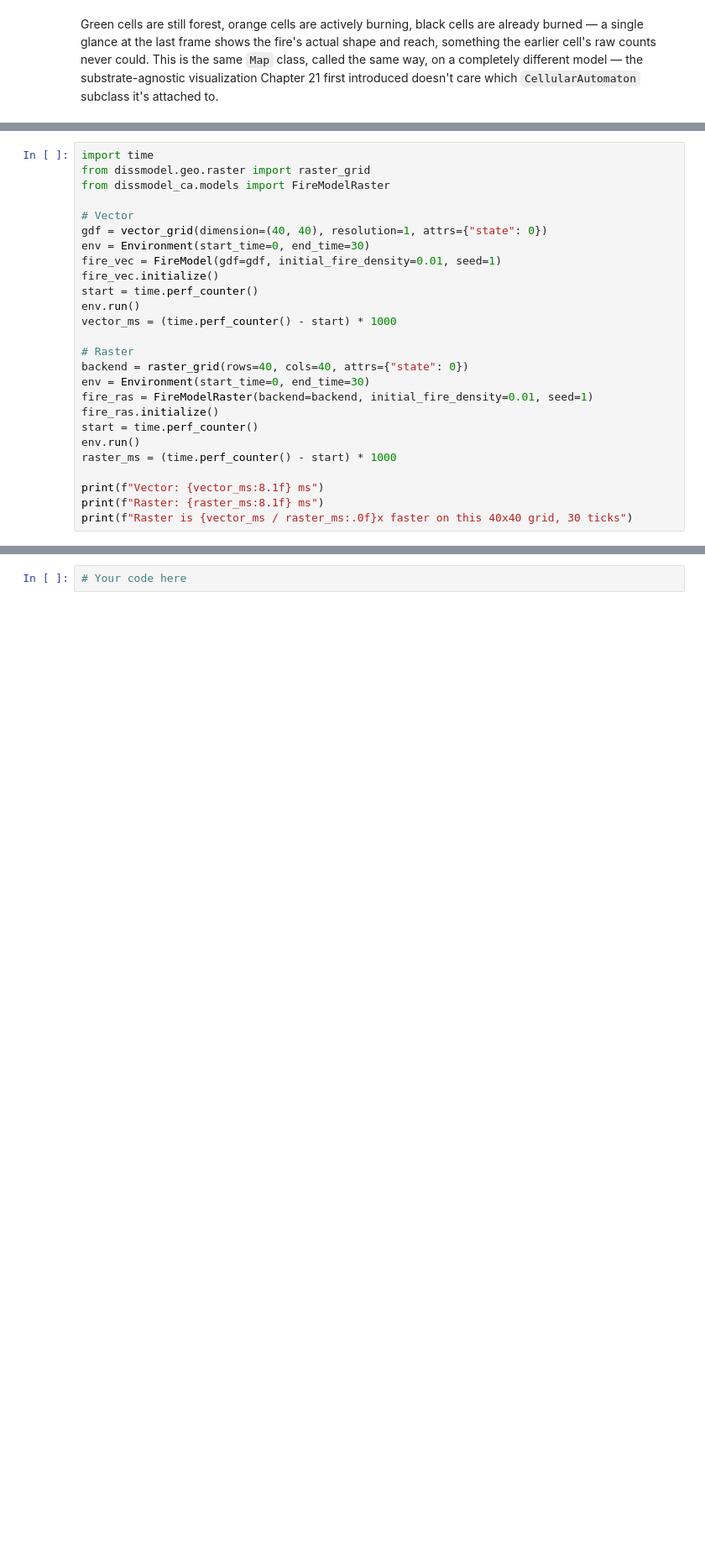
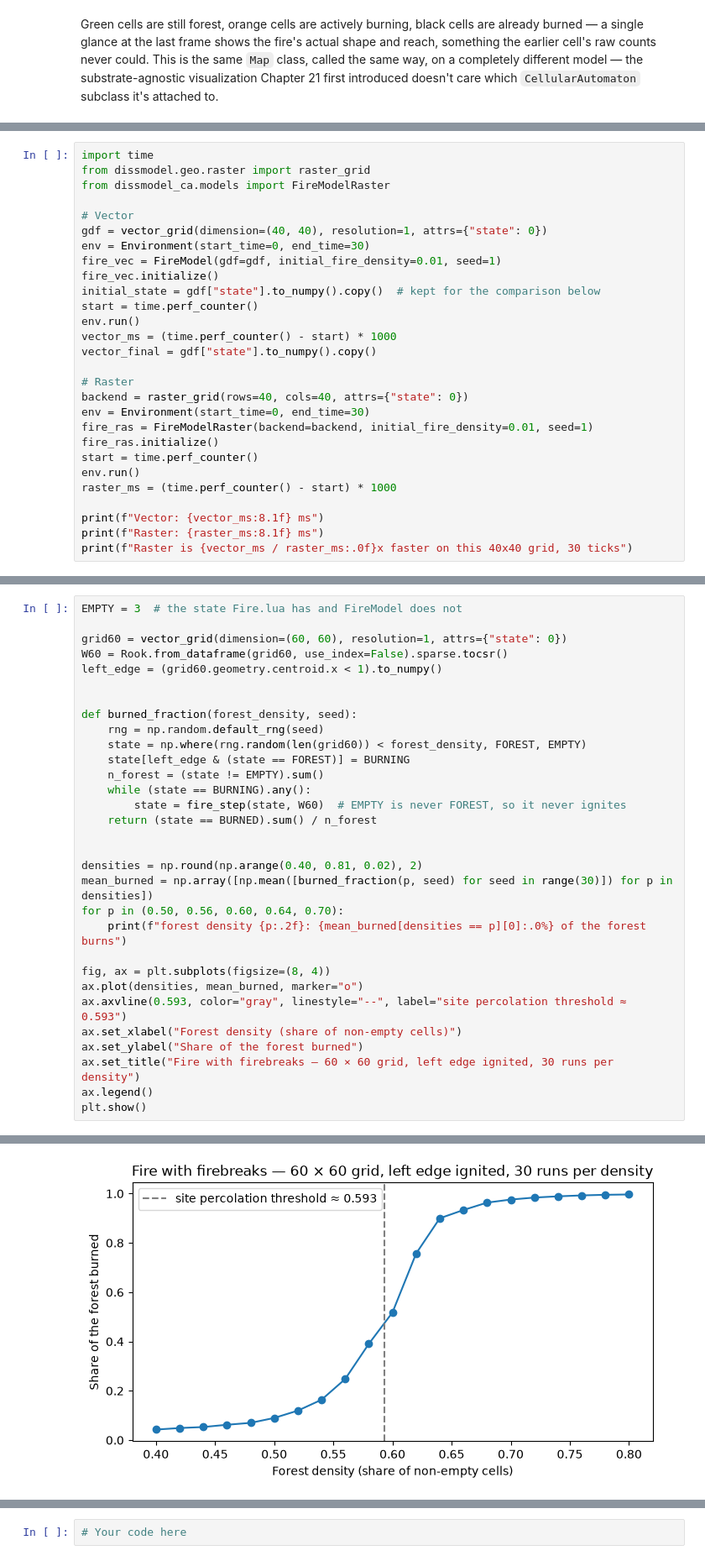
Before and after one commit to LambdaGeo/geospatial-modeling-python, a Jupyter notebook: docs/part4/ch24_ca_dissmodel.ipynb, the cells around one changed output, grey strips where cells are left out. Shown at 84% size. Drawn from its saved outputs; the diff is of its cells as text; blank space fills up the shorter version.

```diff
--- a/docs/part4/ch24_ca_dissmodel.ipynb
+++ b/docs/part4/ch24_ca_dissmodel.ipynb
@@ -419,9 +394,11 @@ gdf = vector_grid(dimension=(40, 40), resolution=1, attrs={"state": 0})
 env = Environment(start_time=0, end_time=30)
 fire_vec = FireModel(gdf=gdf, initial_fire_density=0.01, seed=1)
 fire_vec.initialize()
+initial_state = gdf["state"].to_numpy().copy()  # kept for the comparison below
 start = time.perf_counter()
 env.run()
 vector_ms = (time.perf_counter() - start) * 1000
+vector_final = gdf["state"].to_numpy().copy()
 
 # Raster
 backend = raster_grid(rows=40, cols=40, attrs={"state": 0})
@@ -445,0 +467,32 @@ The gap is not subtle — on this grid it comes out well over a thousand times.
+# %%
+EMPTY = 3  # the state Fire.lua has and FireModel does not
+
+grid60 = vector_grid(dimension=(60, 60), resolution=1, attrs={"state": 0})
+W60 = Rook.from_dataframe(grid60, use_index=False).sparse.tocsr()
+left_edge = (grid60.geometry.centroid.x < 1).to_numpy()
+
+
+def burned_fraction(forest_density, seed):
+    rng = np.random.default_rng(seed)
+    state = np.where(rng.random(len(grid60)) < forest_density, FOREST, EMPTY)
+    state[left_edge & (state == FOREST)] = BURNING
+    n_forest = (state != EMPTY).sum()
+    while (state == BURNING).any():
+        state = fire_step(state, W60)  # EMPTY is never FOREST, so it never ignites
+    return (state == BURNED).sum() / n_forest
+
+
+densities = np.round(np.arange(0.40, 0.81, 0.02), 2)
+mean_burned = np.array([np.mean([burned_fraction(p, seed) for seed in range(30)]) for p in densities])
+for p in (0.50, 0.56, 0.60, 0.64, 0.70):
+    print(f"forest density {p:.2f}: {mean_burned[densities == p][0]:.0%} of the forest burns")
+
+fig, ax = plt.subplots(figsize=(8, 4))
+ax.plot(densities, mean_burned, marker="o")
+ax.axvline(0.593, color="gray", linestyle="--", label="site percolation threshold ≈ 0.593")
+ax.set_xlabel("Forest density (share of non-empty cells)")
+ax.set_ylabel("Share of the forest burned")
+ax.set_title("Fire with firebreaks — 60 × 60 grid, left edge ignited, 30 runs per density")
+ax.legend()
+plt.show()
+# %% [output]
@@ -445,0 +504 @@ The gap is not subtle — on this grid it comes out well over a thousand times.
+[figure, added]
```
Also changed, not shown: parts of 19 cells of this notebook, 27 other files.
